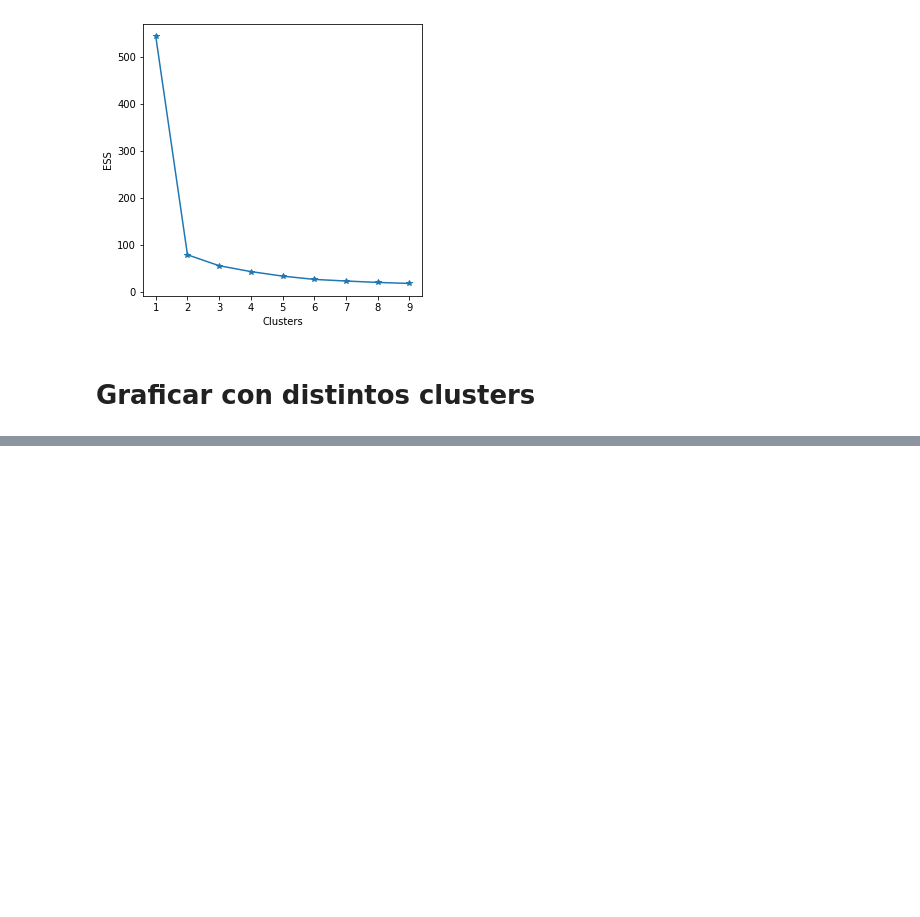
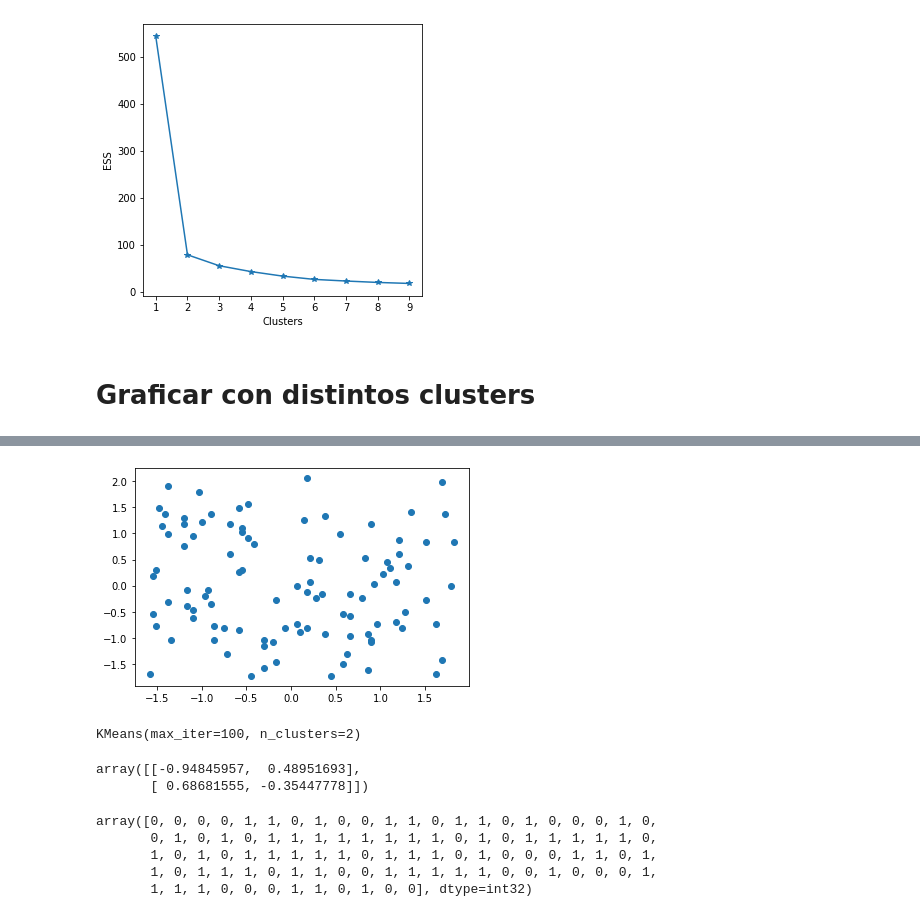
Before and after one commit to EMcoding17/ExtraccionConocimientosDeBD, a Jupyter notebook: Actividad08/EntrenamientoNoSupervisado.ipynb, the cells around one changed output, grey strips where cells are left out. Saved outputs shown, nothing was run; the diff lists cells and outputs as text; code cells hidden in the pictures; blank space fills up the shorter version.

```diff
--- a/Actividad08/EntrenamientoNoSupervisado.ipynb
+++ b/Actividad08/EntrenamientoNoSupervisado.ipynb
@@ -250,0 +270,31 @@ for k in list_k:
+# %%
+#Configurar modelo
+model = KMeans(n_clusters=2, max_iter=100)
+#Estandarizar los datos
+df2 = StandardScaler().fit_transform(df2)
+#Graficar dataframe2 estandarizado
+plt.scatter(df2[:,0], df2[:,1])
+plt.show()
+# %% [output]
+[figure, added]
+# %%
+#Entrenar el modelo
+model.fit(df2)
+# %% [output]
+KMeans(max_iter=100, n_clusters=2)
+# %%
+#Obtener las coordenadas de los conjuntos
+centroids = model.cluster_centers_
+centroids
+# %% [output]
+array([[-0.94845957,  0.48951693],
+       [ 0.68681555, -0.35447778]])
+# %%
+#Mostrar las etiquetas de cada fila
+model.labels_
+# %% [output]
+array([0, 0, 0, 0, 1, 1, 0, 1, 0, 0, 1, 1, 0, 1, 1, 0, 1, 0, 0, 0, 1, 0,
+       0, 1, 0, 1, 0, 1, 1, 1, 1, 1, 1, 1, 1, 0, 1, 0, 1, 1, 1, 1, 1, 0,
+       1, 0, 1, 0, 1, 1, 1, 1, 1, 0, 1, 1, 1, 0, 1, 0, 0, 0, 1, 1, 0, 1,
+       1, 0, 1, 1, 1, 0, 1, 1, 0, 0, 1, 1, 1, 1, 1, 0, 0, 1, 0, 0, 0, 1,
+       1, 1, 1, 0, 0, 0, 1, 1, 0, 1, 0, 0], dtype=int32)
```
Also changed, not shown: parts of 8 cells of this notebook.
